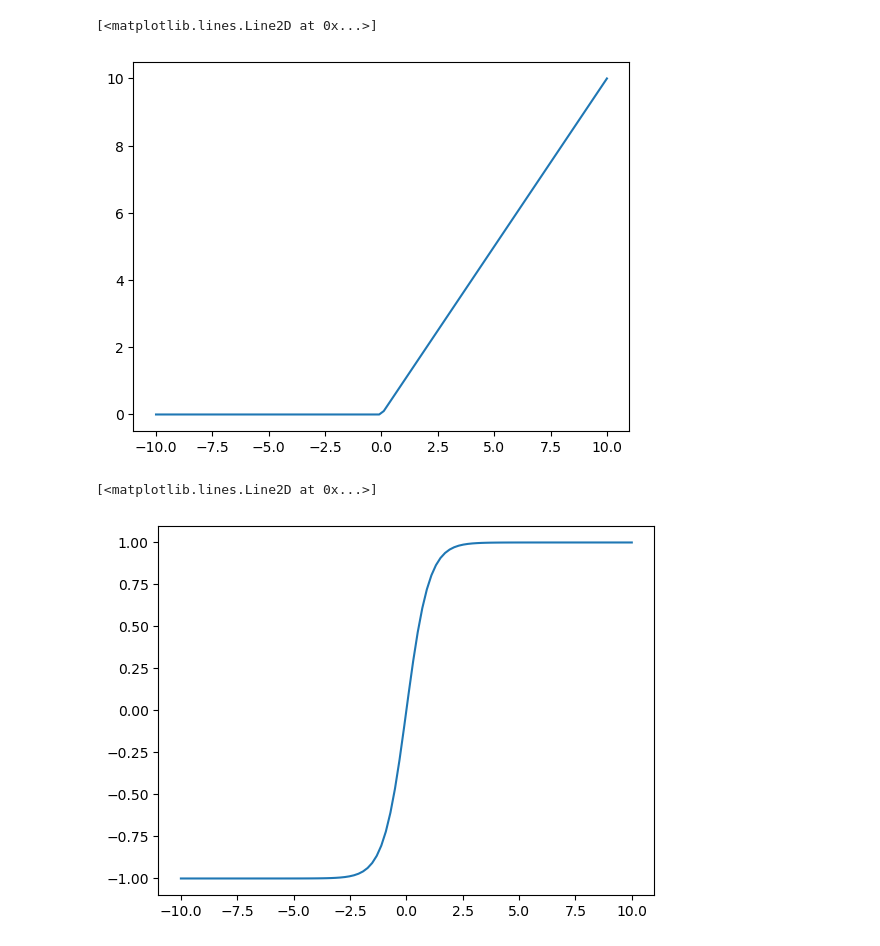
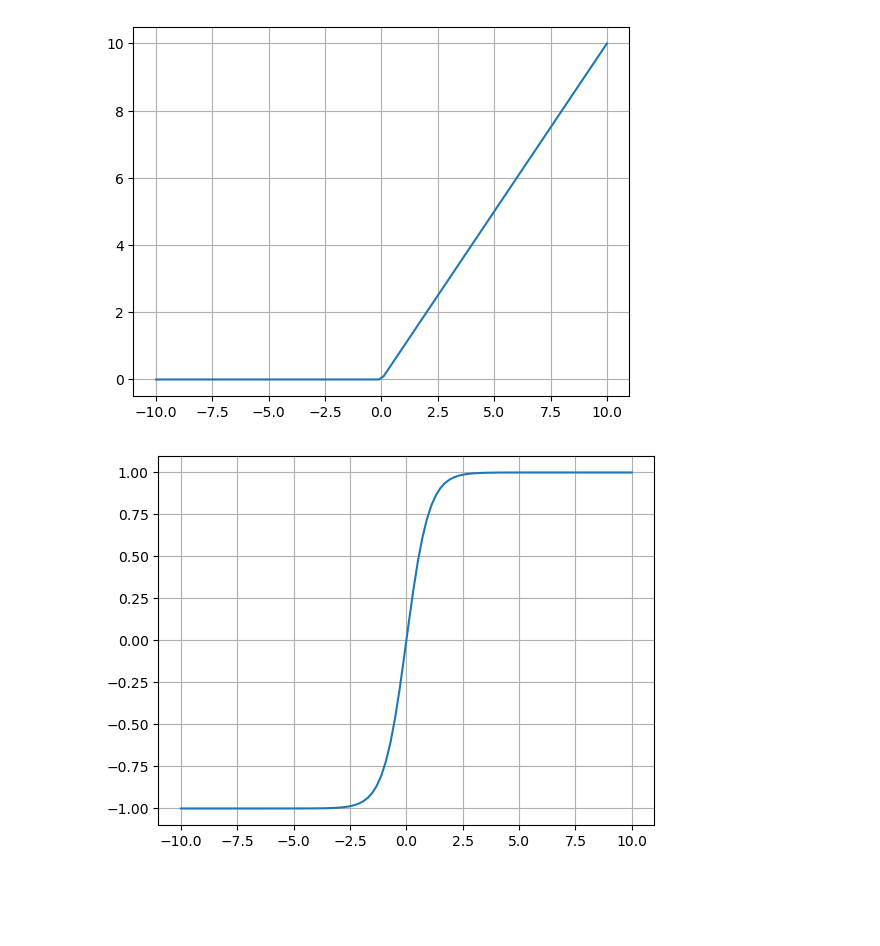
Before and after one commit to rogerreys/redes_neuronales, a Jupyter notebook: 03.1_FuncionesAct.ipynb, the cells around one changed output. Cells and saved outputs as stored; diff of their text form; code cells hidden in the pictures; blank space fills up the shorter version.

```diff
--- a/03.1_FuncionesAct.ipynb
+++ b/03.1_FuncionesAct.ipynb
@@ -34,17 +34,17 @@ def relu(x):
 x = np.linspace(-10, 10, 100)
 y = relu(x)
 plt.plot(x,y)
+plt.grid()
 # %% [output]
-[<matplotlib.lines.Line2D at 0x...>]
-[figure, old version]
+[figure, new version]
 # %%
 # tanh(x)
 def tanh(x):
     return np.tanh(x)
 
 x = np.linspace(-10, 10, 100)
 y = tanh(x)
 plt.plot(x,y)
+plt.grid()
 # %% [output]
-[<matplotlib.lines.Line2D at 0x...>]
-[figure, old version]
+[figure, new version]
```
Also changed, not shown: parts of 2 cells of this notebook, 4 other files.
